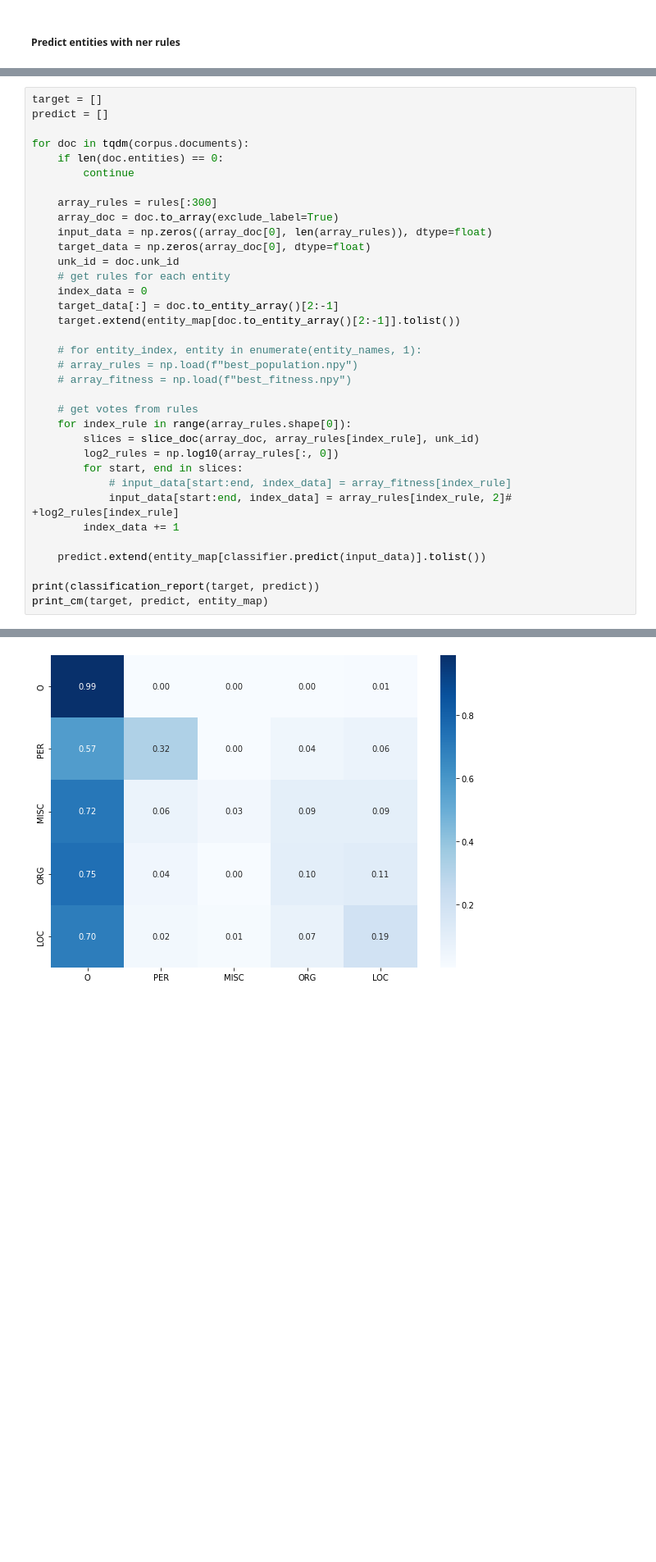
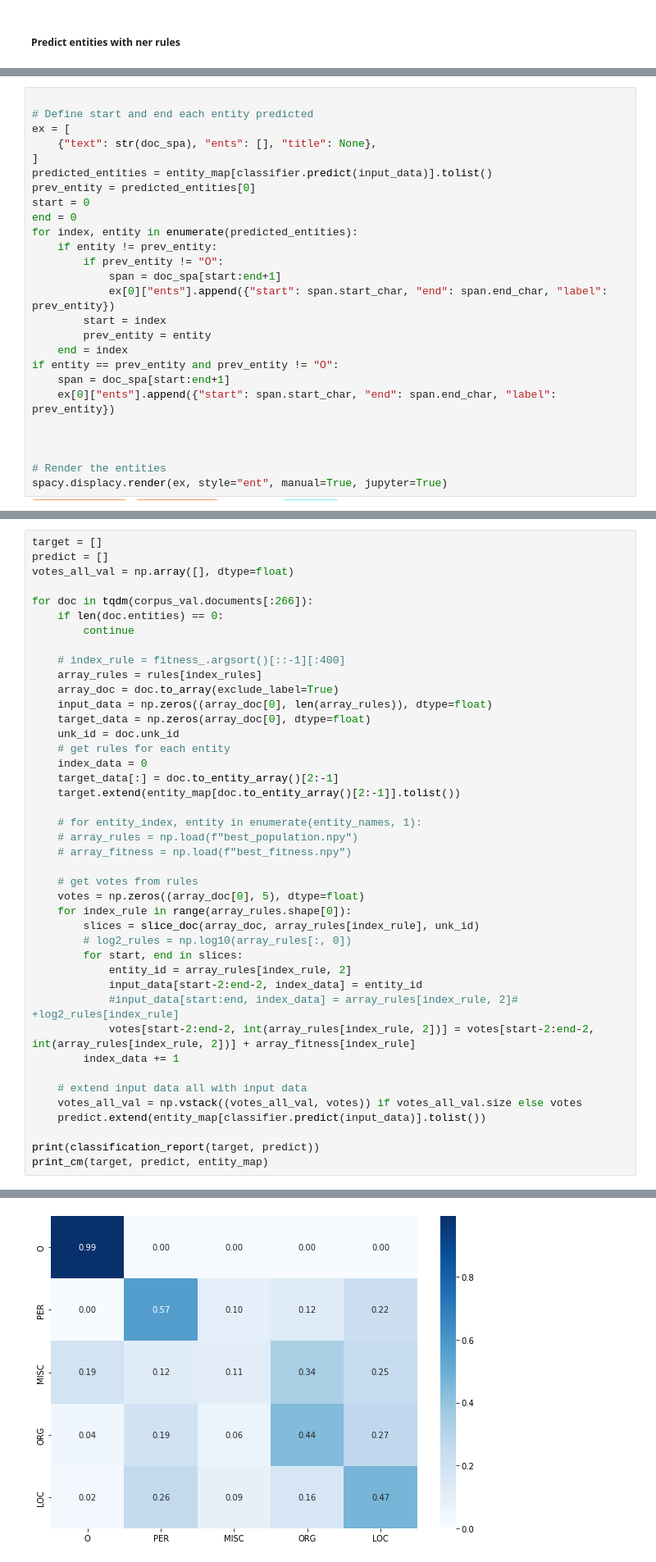
Before and after one commit to jrabag/ga-lener-es, a Jupyter notebook: NER EA.ipynb, the cells around one changed output, grey strips where cells are left out. Shown at 82% size. Saved outputs shown, nothing was run; the diff lists cells and outputs as text; blank space fills up the shorter version.

```diff
--- a/NER EA.ipynb
+++ b/NER EA.ipynb
@@ -709,0 +806,26 @@ for data in input_data_all:
+# %%
+
+# Define start and end each entity predicted
+ex = [
+    {"text": str(doc_spa), "ents": [], "title": None},
+]
+predicted_entities = entity_map[classifier.predict(input_data)].tolist()
+prev_entity = predicted_entities[0]
+start = 0
+end = 0
+for index, entity in enumerate(predicted_entities):
+    if entity != prev_entity:
+        if prev_entity != "O":
+            span = doc_spa[start:end+1]
+            ex[0]["ents"].append({"start": span.start_char, "end": span.end_char, "label": prev_entity})
+        start = index
+        prev_entity = entity
+    end = index
+if entity == prev_entity and prev_entity != "O":
+    span = doc_spa[start:end+1]
+    ex[0]["ents"].append({"start": span.start_char, "end": span.end_char, "label": prev_entity})
+
+
+
+# Render the entities
+spacy.displacy.render(ex, style="ent", manual=True, jupyter=True)
@@ -740,12 +871,14 @@ weighted avg       0.79      0.73      0.76      7106
 # %%
 target = []
 predict = []
+votes_all_val = np.array([], dtype=float)
 
-for doc in tqdm(corpus.documents):
+for doc in tqdm(corpus_val.documents[:266]):
     if len(doc.entities) == 0:
         continue
 
-    array_rules = rules[:300]
+    # index_rule = fitness_.argsort()[::-1][:400]
+    array_rules = rules[index_rules]
     array_doc = doc.to_array(exclude_label=True)
     input_data = np.zeros((array_doc[0], len(array_rules)), dtype=float)
     target_data = np.zeros(array_doc[0], dtype=float)
@@ -760,14 +893,19 @@ for doc in tqdm(corpus.documents):
     # array_fitness = np.load(f"best_fitness.npy")
 
     # get votes from rules
+    votes = np.zeros((array_doc[0], 5), dtype=float)
     for index_rule in range(array_rules.shape[0]):
         slices = slice_doc(array_doc, array_rules[index_rule], unk_id)
-        log2_rules = np.log10(array_rules[:, 0])
+        # log2_rules = np.log10(array_rules[:, 0])
         for start, end in slices:
-            # input_data[start:end, index_data] = array_fitness[index_rule]
-            input_data[start:end, index_data] = array_rules[index_rule, 2]# +log2_rules[index_rule]
+            entity_id = array_rules[index_rule, 2]
+            input_data[start-2:end-2, index_data] = entity_id
+            #input_data[start:end, index_data] = array_rules[index_rule, 2]# +log2_rules[index_rule]
+            votes[start-2:end-2, int(array_rules[index_rule, 2])] = votes[start-2:end-2, int(array_rules[index_rule, 2])] + array_fitness[index_rule]
         index_data += 1
 
+    # extend input data all with input data
+    votes_all_val = np.vstack((votes_all_val, votes)) if votes_all_val.size else votes
     predict.extend(entity_map[classifier.predict(input_data)].tolist())
 
 print(classification_report(target, predict))
@@ -787 +925 @@ weighted avg       0.84      0.88      0.84     26977
-[figure, old version]
+[figure, new version]
```
Also changed, not shown: parts of 39 cells of this notebook, 4 other files.
